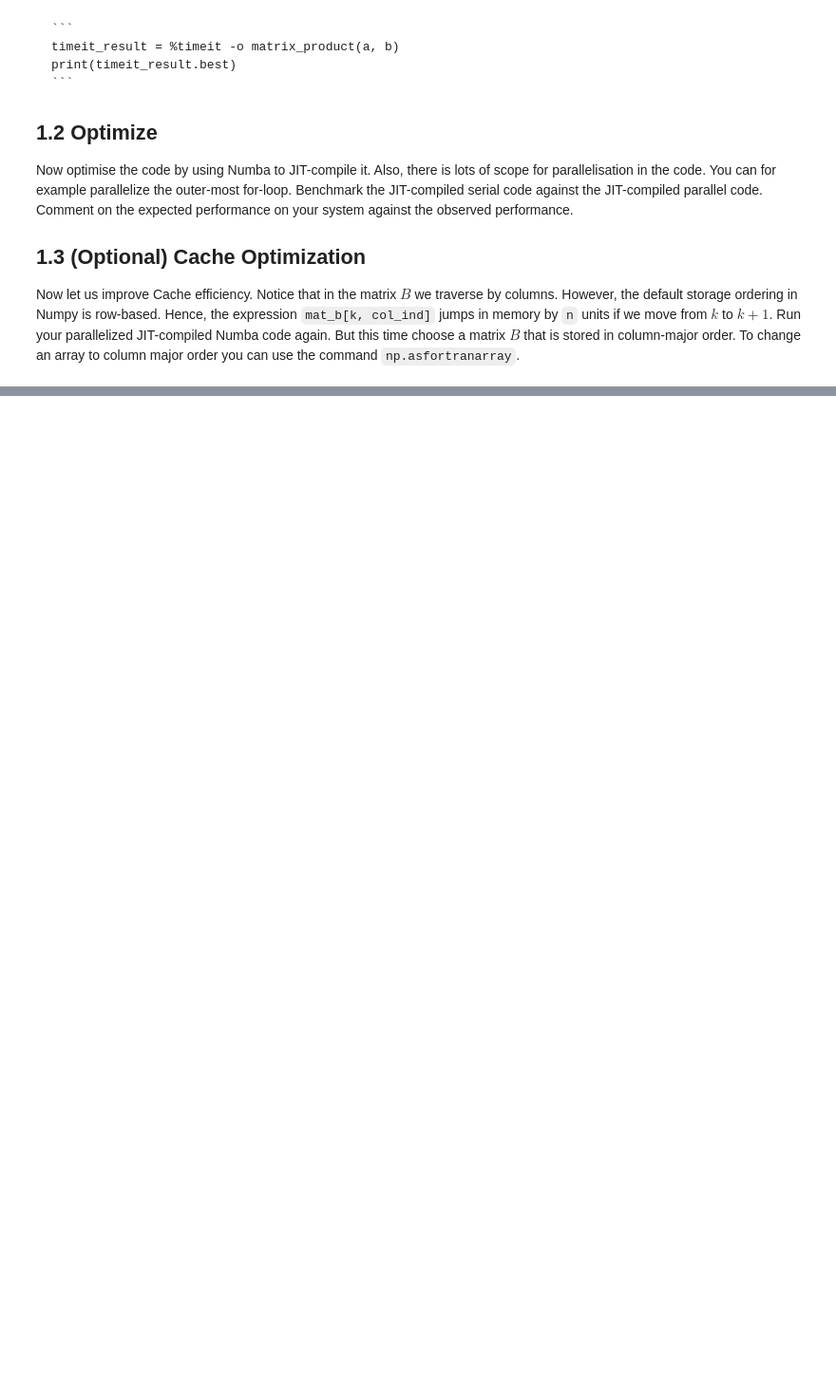
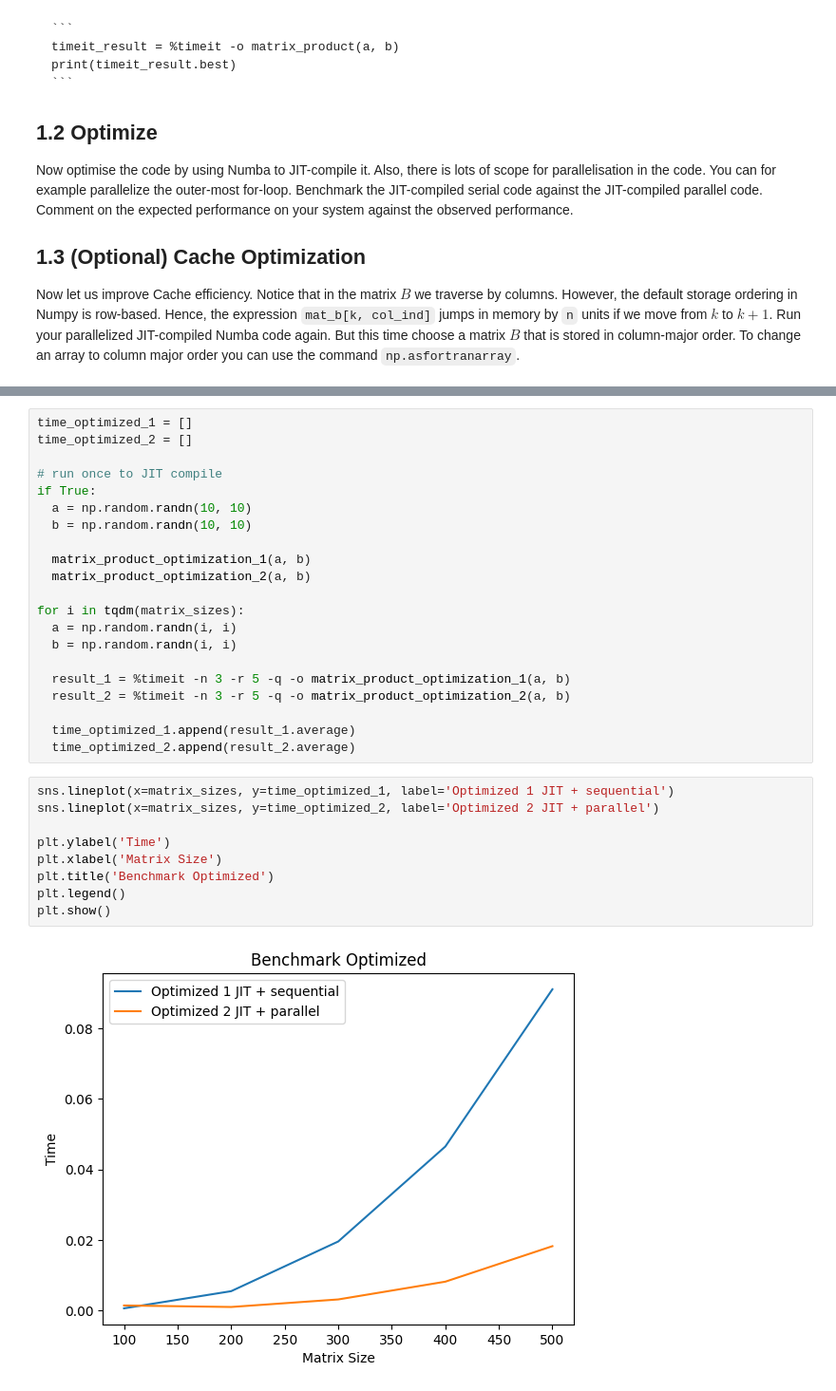
Before and after one commit to Mv0sKff/KISysteme26_lab, a Jupyter notebook: block_1/Aufgabe_1.ipynb, the cells around one changed output, grey strips where cells are left out. Shown at 95% size. Cells and saved outputs as stored; diff of their text form; blank space fills up the shorter version.

```diff
--- a/block_1/Aufgabe_1.ipynb
+++ b/block_1/Aufgabe_1.ipynb
@@ -87,0 +140,32 @@ sns.plot(time_naive, time_numpy)
+# %%
+time_optimized_1 = []
+time_optimized_2 = []
+
+# run once to JIT compile
+if True:
+  a = np.random.randn(10, 10)
+  b = np.random.randn(10, 10)
+
+  matrix_product_optimization_1(a, b)
+  matrix_product_optimization_2(a, b)
+
+for i in tqdm(matrix_sizes):
+  a = np.random.randn(i, i)
+  b = np.random.randn(i, i)
+
+  result_1 = %timeit -n 3 -r 5 -q -o matrix_product_optimization_1(a, b)
+  result_2 = %timeit -n 3 -r 5 -q -o matrix_product_optimization_2(a, b)
+
+  time_optimized_1.append(result_1.average)
+  time_optimized_2.append(result_2.average)
+# %%
+sns.lineplot(x=matrix_sizes, y=time_optimized_1, label='Optimized 1 JIT + sequential')
+sns.lineplot(x=matrix_sizes, y=time_optimized_2, label='Optimized 2 JIT + parallel')
+
+plt.ylabel('Time')
+plt.xlabel('Matrix Size')
+plt.title('Benchmark Optimized')
+plt.legend()
+plt.show()
+# %% [output]
+[figure, added]
```
Also changed, not shown: parts of 12 cells of this notebook.
